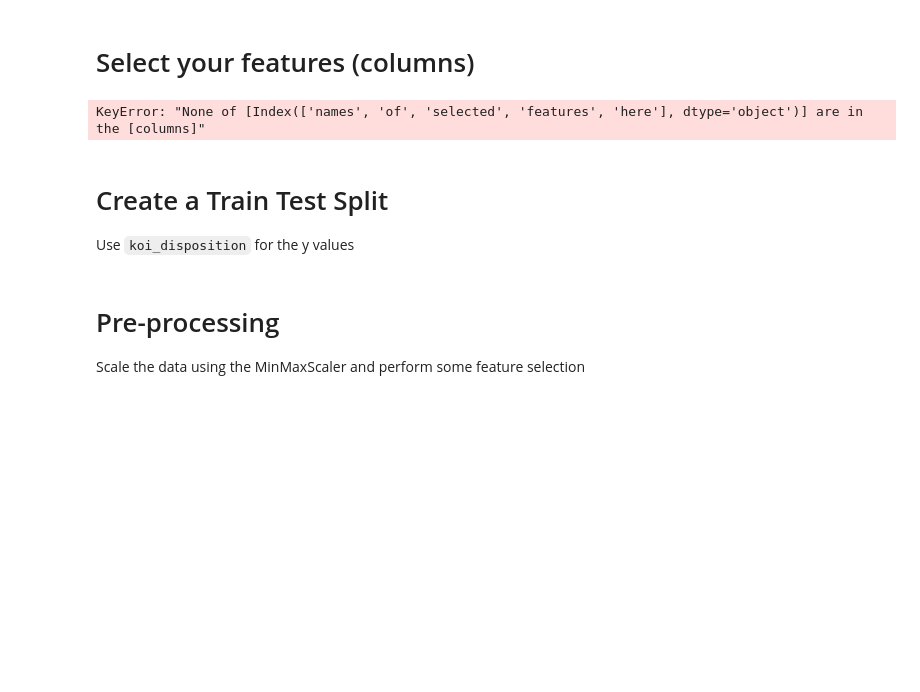
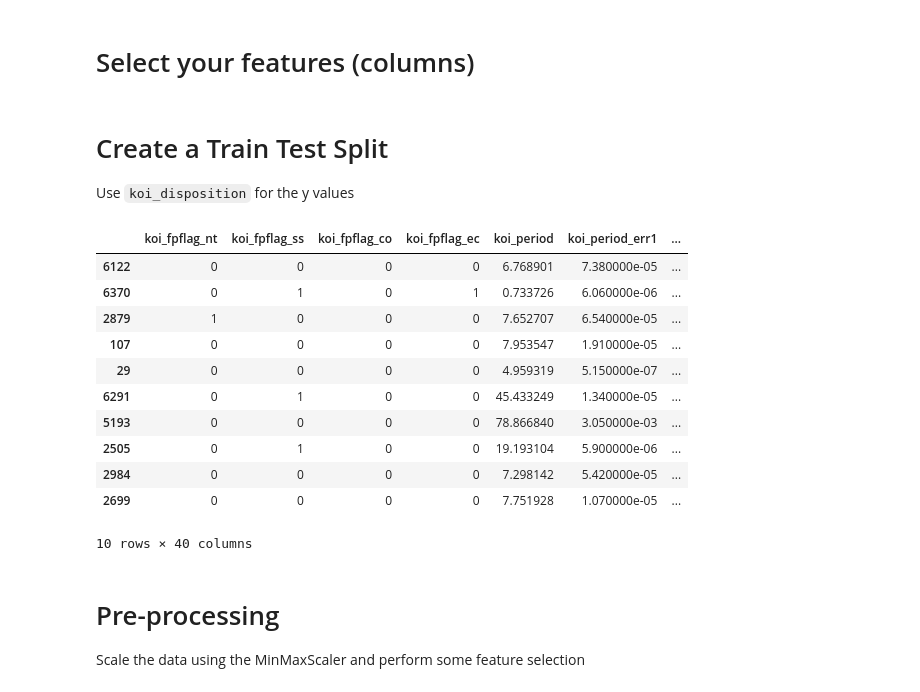
Before and after one commit to CLang07/machine-learning-challenge, a Jupyter notebook: model_1.ipynb, the cells around one changed output. Saved outputs shown, nothing was run; the diff lists cells and outputs as text; code cells hidden in the pictures; blank space fills up the shorter version.

```diff
--- a/model_1.ipynb
+++ b/model_1.ipynb
@@ -46,15 +37,32 @@ df.head()
 # Select your features (columns)
 # %%
 # Set features. This will also be used as your x values.
-selected_features = df[['names', 'of', 'selected', 'features', 'here']]
+selected_features = df[['koi_fpflag_nt', 'koi_fpflag_ss', 'koi_fpflag_co', 'koi_fpflag_ec', 'koi_period','koi_time0bk','koi_slogg','koi_srad','ra','dec','koi_kepmag']]
-# %% [output]
-KeyError: "None of [Index(['names', 'of', 'selected', 'features', 'here'], dtype='object')] are in the [columns]"
+# %%
+selected_features_all = df.drop(columns = ['koi_disposition'])
 # %% [markdown]
 # Create a Train Test Split
 
 Use `koi_disposition` for the y values
+# %%
+# split data for training and testing
+from sklearn.model_selection import train_test_split
+X_train, X_test, y_train, y_test = train_test_split(selected_features_all, df['koi_disposition'], random_state=42)
 # %%
-X_train.head()
+X_train.head(10)
+# %% [output]
+|  | koi_fpflag_nt | koi_fpflag_ss | koi_fpflag_co | koi_fpflag_ec | koi_period | koi_period_err1 | ... |
+| 6122 | 0 | 0 | 0 | 0 | 6.768901 | 7.380000e-05 | ... |
+| 6370 | 0 | 1 | 0 | 1 | 0.733726 | 6.060000e-06 | ... |
+| 2879 | 1 | 0 | 0 | 0 | 7.652707 | 6.540000e-05 | ... |
+| 107 | 0 | 0 | 0 | 0 | 7.953547 | 1.910000e-05 | ... |
+| 29 | 0 | 0 | 0 | 0 | 4.959319 | 5.150000e-07 | ... |
+| 6291 | 0 | 1 | 0 | 0 | 45.433249 | 1.340000e-05 | ... |
+| 5193 | 0 | 0 | 0 | 0 | 78.866840 | 3.050000e-03 | ... |
+| 2505 | 0 | 1 | 0 | 0 | 19.193104 | 5.900000e-06 | ... |
+| 2984 | 0 | 0 | 0 | 0 | 7.298142 | 5.420000e-05 | ... |
+| 2699 | 0 | 0 | 0 | 0 | 7.751928 | 1.070000e-05 | ... |
+10 rows × 40 columns
 # %% [markdown]
 # Pre-processing
 
```
Also changed, not shown: parts of 11 cells of this notebook.
